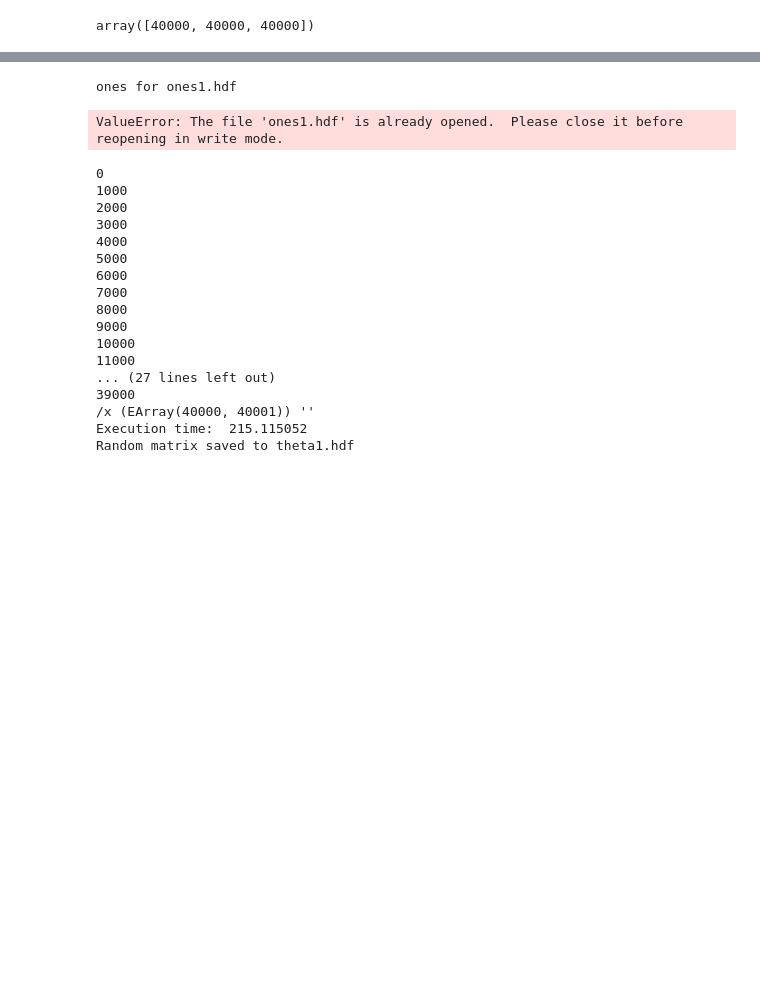
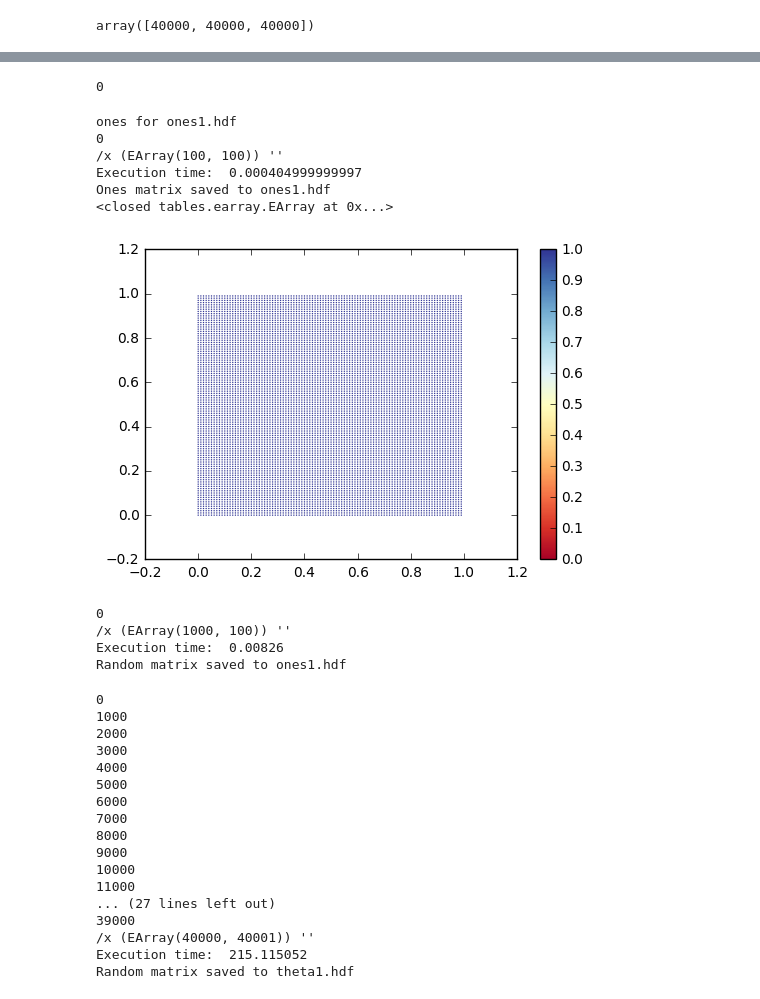
Before and after one commit to pyotr777/synthetic_move, a Jupyter notebook: Image_inversion_numpy.ipynb, the cells around one changed output, grey strips where cells are left out. Drawn from its saved outputs; the diff is of its cells as text; code cells hidden in the pictures; blank space fills up the shorter version.

```diff
--- a/Image_inversion_numpy.ipynb
+++ b/Image_inversion_numpy.ipynb
@@ -177,3 +177,8 @@ plt.show()
+# %%
+for i in range(0,5,10):
+    print i
+# %% [output]
+0
 # %%
 import time, sys
 
@@ -215,12 +220,18 @@ def ones_table(path, shape):
 # %%
-shape=(100, 101)
+shape=(100, 100)
 fname = "ones1.hdf"
-res = ones_table(fname, shape)
-if res:
+x = ones_table(fname, shape)
+if x is not None:
     print "Ones matrix saved to " + fname
+print x
 # %% [output]
 ones for ones1.hdf
+0
+/x (EArray(100, 100)) ''
+Execution time:  0.000404999999997
+Ones matrix saved to ones1.hdf
+<closed tables.earray.EArray at 0x...>
-ValueError: The file 'ones1.hdf' is already opened.  Please close it before reopening in write mode.
+[figure, added]
 # %%
 import time
 
@@ -257,6 +268,15 @@ def rand_table(path, shape, r, R):
         return False
 
     return True
+# %%
+res = rand_table(fname, shape, 0.5, 2.5)
+if res:
+    print "Random matrix saved to " + fname
+# %% [output]
+0
+/x (EArray(1000, 100)) ''
+Execution time:  0.00826
+Random matrix saved to ones1.hdf
 # %%
 shape=(s[1], s[0]+1)
 fname = "theta1.hdf"
```
Also changed, not shown: parts of 3 cells of this notebook, 1 other file.
